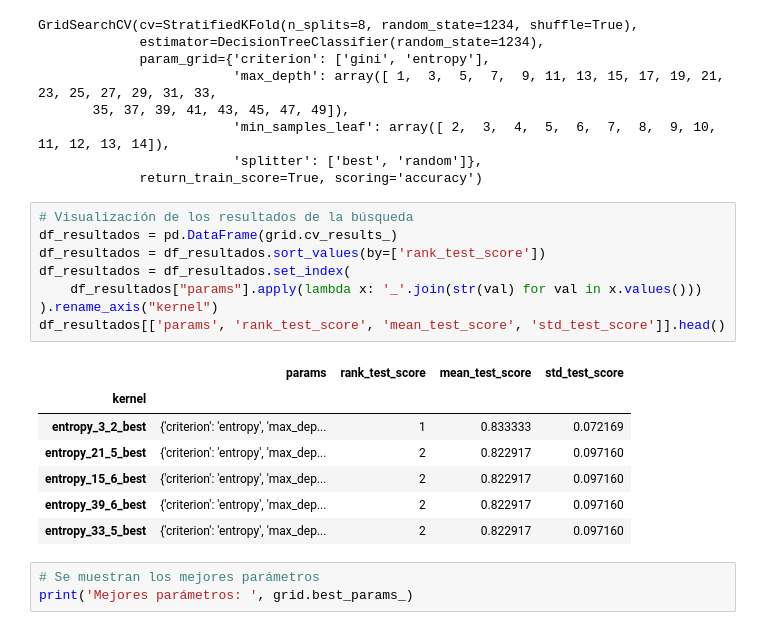
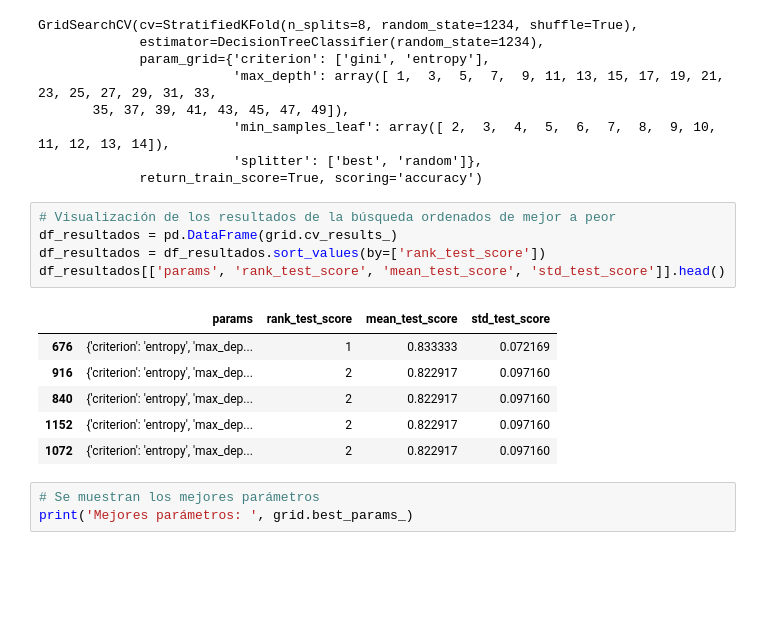
Before and after one commit to alberto-mm/TFM-diagnostico-diabetes-IA, a Jupyter notebook: arboles_decision.ipynb, the cells around one changed output. Cells and saved outputs as stored; diff of their text form; blank space fills up the shorter version.

```diff
--- a/arboles_decision.ipynb
+++ b/arboles_decision.ipynb
@@ -170,21 +170,17 @@ GridSearchCV(cv=StratifiedKFold(n_splits=8, random_state=1234, shuffle=True),
                          'splitter': ['best', 'random']},
              return_train_score=True, scoring='accuracy')
 # %%
-# Visualización de los resultados de la búsqueda
+# Visualización de los resultados de la búsqueda ordenados de mejor a peor
 df_resultados = pd.DataFrame(grid.cv_results_)
 df_resultados = df_resultados.sort_values(by=['rank_test_score'])
-df_resultados = df_resultados.set_index(
-    df_resultados["params"].apply(lambda x: '_'.join(str(val) for val in x.values()))
-).rename_axis("kernel")
 df_resultados[['params', 'rank_test_score', 'mean_test_score', 'std_test_score']].head()
 # %% [output]
 |  | params | rank_test_score | mean_test_score | std_test_score |
-| kernel |  |  |  |  |
-| entropy_3_2_best | {'criterion': 'entropy', 'max_dep... | 1 | 0.833333 | 0.072169 |
-| entropy_21_5_best | {'criterion': 'entropy', 'max_dep... | 2 | 0.822917 | 0.097160 |
-| entropy_15_6_best | {'criterion': 'entropy', 'max_dep... | 2 | 0.822917 | 0.097160 |
-| entropy_39_6_best | {'criterion': 'entropy', 'max_dep... | 2 | 0.822917 | 0.097160 |
-| entropy_33_5_best | {'criterion': 'entropy', 'max_dep... | 2 | 0.822917 | 0.097160 |
+| 676 | {'criterion': 'entropy', 'max_dep... | 1 | 0.833333 | 0.072169 |
+| 916 | {'criterion': 'entropy', 'max_dep... | 2 | 0.822917 | 0.097160 |
+| 840 | {'criterion': 'entropy', 'max_dep... | 2 | 0.822917 | 0.097160 |
+| 1152 | {'criterion': 'entropy', 'max_dep... | 2 | 0.822917 | 0.097160 |
+| 1072 | {'criterion': 'entropy', 'max_dep... | 2 | 0.822917 | 0.097160 |
 # %%
 # Se muestran los mejores parámetros
 print('Mejores parámetros: ', grid.best_params_)
```
Also changed, not shown: 3 other files.
